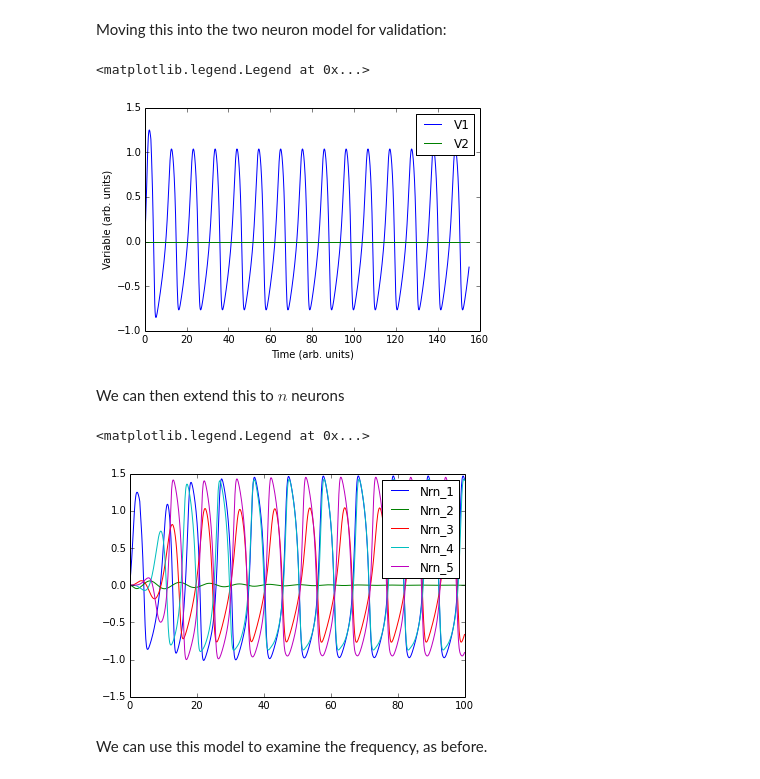
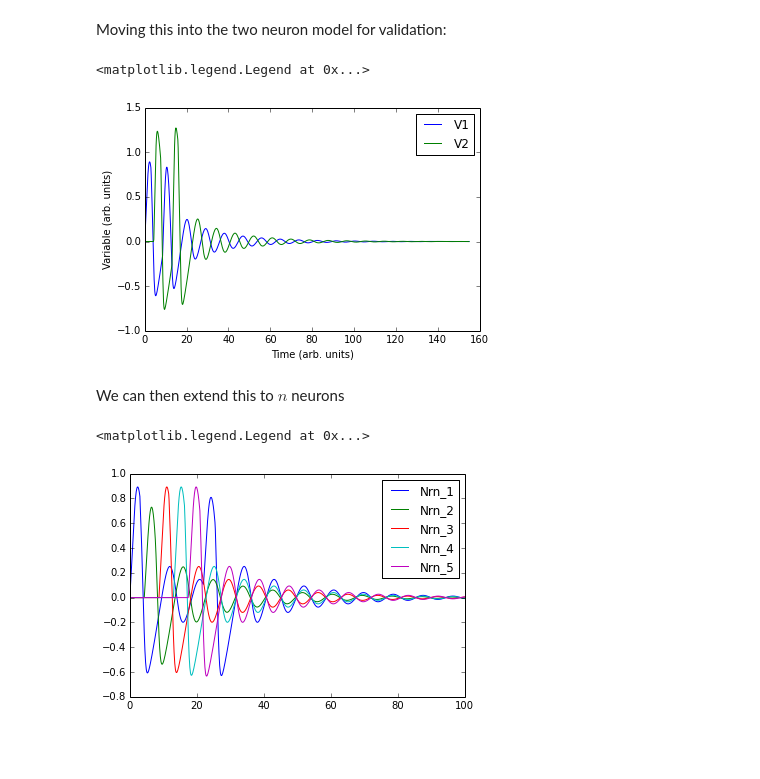
Before and after one commit to aaronshifman/modeling_final, a Jupyter notebook: ipynb/python model - isolated.ipynb, the cells around one changed output. Saved outputs shown, nothing was run; the diff lists cells and outputs as text; code cells hidden in the pictures; blank space fills up the shorter version.

Commit message:
working model

```diff
--- a/ipynb/python model - isolated.ipynb
+++ b/ipynb/python model - isolated.ipynb
@@ -379,6 +379,7 @@ plt.legend(names)
 gamma = 0
 n_max = 10
 
+times = np.linspace(0,1000,10000)
 VS = np.zeros((len(times),n_max-1))
 nrns = np.zeros(n_max-1)
 for i in np.arange(n_max-1):
@@ -435,16 +436,9 @@ Moving this into the two neuron model for validation:
 def derr_func_coup(var,t,p):
     alpha,beta,c,z = p
     V1,V2,W1,W2,nu_1,nu_2 = var
-    G_bar = 0.5  #changing this makes a really big difference
-#     f = [V1*(alpha+V1)*(1-V1)-W1+G_bar*(1-nu_1)*(V1-V2)+z*(t<3),
-#          V2*(alpha+V2)*(1-V2)-W2+G_bar*(1-nu_2)*(V2-V1),
-#          beta*V1 - c*W1,
-#          beta*V2 - c*W2,
-#          nu_1*(1-nu_1),
-#          nu_2*(1-nu_2)]
-
-    f = [V1*(alpha+V1)*(1-V1)-W1+z*(t<3)+G_bar*(1-nu_1)*(V1-V2),
-         V2*(alpha+V2)*(1-V2)-W2+G_bar*(V2-V1),
+    G_bar = 1  #changing this makes a really big difference
+    f = [V1*(alpha+V1)*(1-V1)-W1+z*(t<3)+G_bar*(1-nu_2)*(V2<-0.3), #reverse the nu's
+         V2*(alpha+V2)*(1-V2)-W2+G_bar*(1-nu_1)*(V1<-0.3),
          beta*V1 - c*W1,
          beta*V2 - c*W2,
          nu_1*(1-nu_1),
@@ -455,7 +449,7 @@ def derr_func_coup(var,t,p):
 times = np.linspace(0,155,1000)
 p = [alpha, beta, c, z]
 w0 = [0,0,0,0,0,0]
-wsol = odeint(derr_func_coup, [0,0,0,0,0, 0.01], times, args=([alpha,beta,c,0.5],),atol=abserr, rtol=relerr)
+wsol = odeint(derr_func_coup, [0,0,0,0,0, 0.0001], times, args=([alpha,beta,c,0.5],),atol=abserr, rtol=relerr)
 V1 = wsol[:,0]
 V2 = wsol[:,1]
 plt.plot(times,V1)
@@ -465,7 +459,7 @@ plt.ylabel('Variable (arb. units)')
 plt.legend(['V1','V2'])
 # %% [output]
 <matplotlib.legend.Legend at 0x...>
-[figure, old version]
+[figure, new version]
 # %% [markdown]
 We can then extend this to $n$ neurons
 # %%
@@ -484,41 +478,39 @@ def derr_func_coup_bulk(var,t,p):
 
     #vs = np.concatenate((vs,[vs[0]]))
     #ws = np.concatenate((ws,[ws[0]]))
-    x[0] = (vs[0]*(alpha+vs[0])*(1-vs[0]))-ws[0]+(z*(t<3))+(G_bar*(1-nus[0])*(vs[0]-vs[-1]))#*((vs[0]-vs[-1])>0)
+    x[0] = (vs[0]*(alpha+vs[0])*(1-vs[0]))-ws[0]+(z*(t<3))+(G_bar*(1-nus[0])*(vs[-1]<-0.3))#*((vs[0]-vs[-1])>0)
     x[0+n_nrn] = beta*vs[0] - c*ws[0]
     for i in np.arange(1,n_nrn):
-        x[i] = (vs[i]*(alpha+vs[i])*(1-vs[i]))-ws[i]+(G_bar*(1-nus[i])*(vs[i]-vs[i-1]))#*((vs[i]-vs[i-1])>0)
+        x[i] = (vs[i]*(alpha+vs[i])*(1-vs[i]))-ws[i]+(G_bar*(1-nus[i])*(vs[i-1]<-0.3))#*((vs[i]-vs[i-1])>0)
         x[i+n_nrn] = beta*vs[i] - c*ws[i]
         x[i+2*n_nrn] = nus[i]*(1-nus[i])
     return x
 
 gamma = 0
 n_nrn = 5
 p = [alpha, beta, c, 0.5]
 w = np.zeros(n_nrn*3.0)
 
 #################################
 # just declare initial nus here #
 # for nu i, index i+2n_nrns     #
 #################################
 
 #5 for now
-w[2*n_nrn+1] = 0.75
+w[2*n_nrn+1] = 0.001
 w[2*n_nrn+2] = 0
 w[2*n_nrn+3] = 0
 w[2*n_nrn+4] = 0
 w[2*n_nrn] = 0
 
 
 wsol = odeint(derr_func_coup_bulk,w, times, args=(p,),atol=abserr, rtol=relerr)
 VS = wsol[:,:n_nrn]
 names = []
 for i in np.arange(n_nrn):
     names.append('Nrn_'+str(i+1))
 plt.plot(times,VS)
 plt.legend(names)
 # %% [output]
 <matplotlib.legend.Legend at 0x...>
-[figure, old version]
+[figure, new version]
-# %% [markdown]
-We can use this model to examine the frequency, as before.
```
Also changed, not shown: parts of 3 cells of this notebook.
